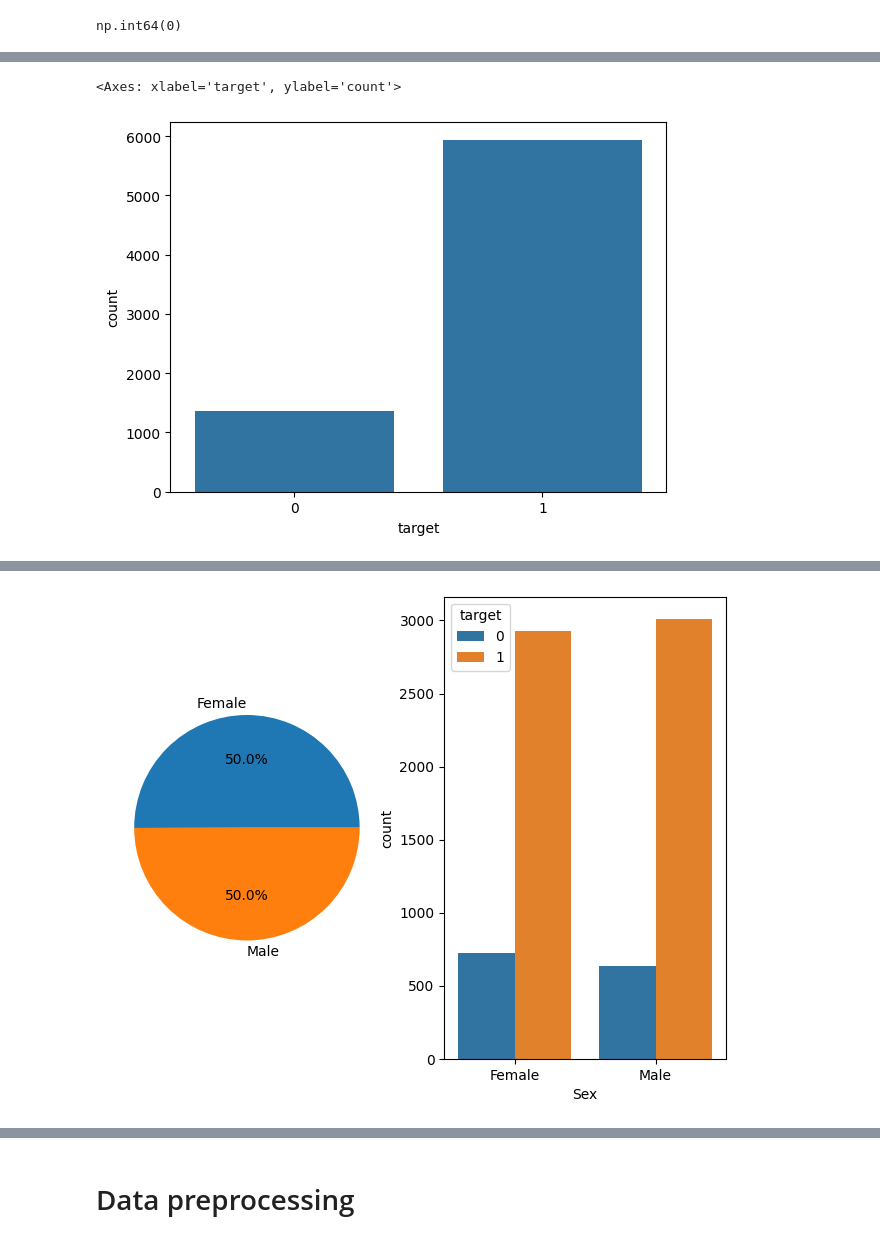
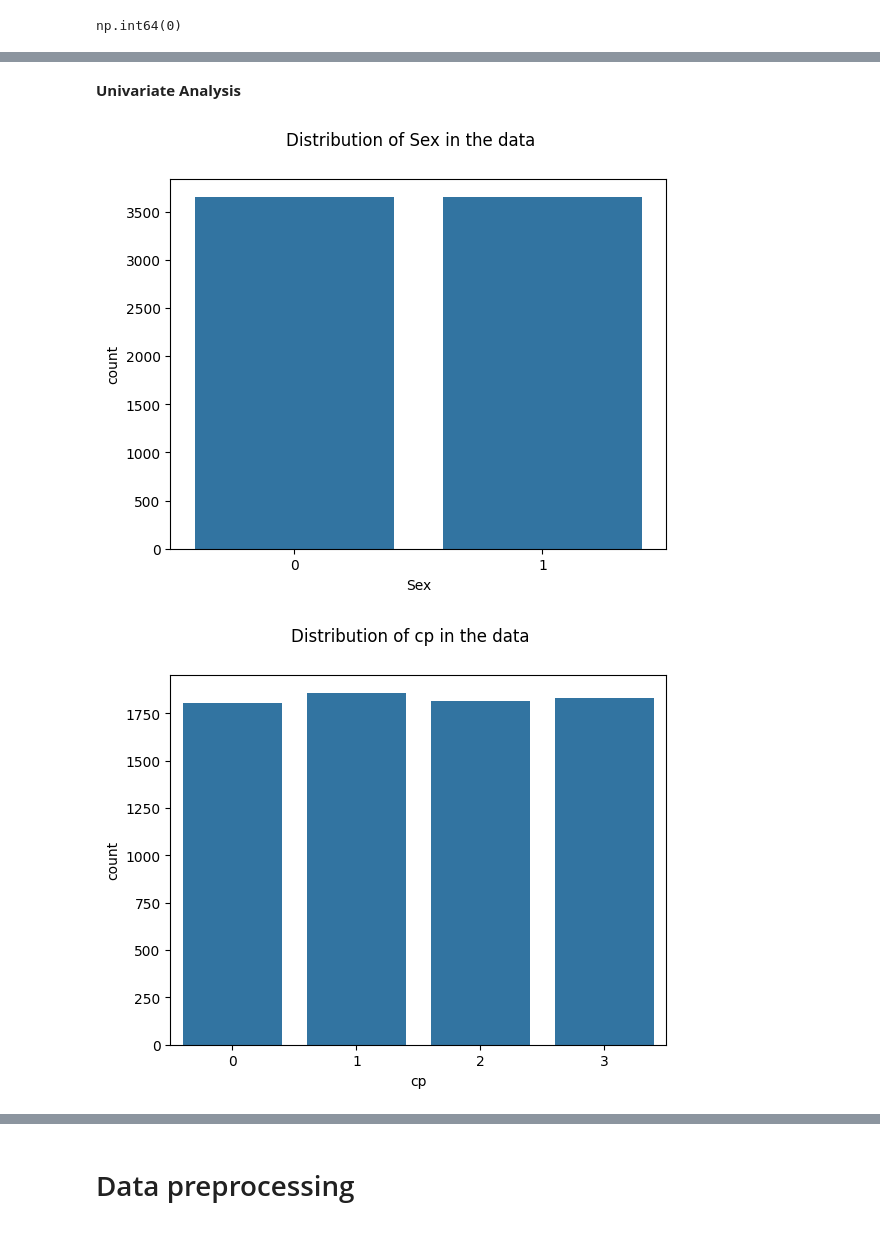
Before and after one commit to Abbasani/Autech_ng, a Jupyter notebook: DSN_ML_BOOTCAMP.ipynb, the cells around one changed output, grey strips where cells are left out. Cells and saved outputs as stored; diff of their text form; code cells hidden in the pictures.

```diff
--- a/DSN_ML_BOOTCAMP.ipynb
+++ b/DSN_ML_BOOTCAMP.ipynb
@@ -162,3 +184,7 @@ np.int64(0)
+# %%
+# Drop Id as it is not important to trin model
+train_df=train_df.drop(['Id'], axis=1)
+test=test_df.drop(['Id'], axis=1)
 # %%
 #Checking for statistical distribution of the dataset, such mean, median, min, max and standard deviation
 train_df.describe()
@@ -175,6 +201,21 @@ train_df.describe()
+# %%
+cate_col=[]
+cont_col=[]
+
+for column in train_df.columns:
+    if train_df[column].nunique()<=10:
+        cate_col.append(column)
+
+    else:
+        cont_col.append(column)
+# %% [markdown]
+**Univariate Analysis**
 # %%
-#let check the distribution of the target variables
-sns.countplot(x=train_df['target'])
+#let check the distribution of the categorical variables
+for i in cate_col:
+    sns.countplot(data=train_df,x=i)
+    plt.suptitle(f'Distribution of {i} in the data')
+    plt.show()
 # %% [output]
-<Axes: xlabel='target', ylabel='count'>
-[figure, old version]
+[figure, new version]
+[figure, added]
@@ -181,14 +228,0 @@ sns.countplot(x=train_df['target'])
-# %%
-plt.figure(figsize=(8,6))
-ax1=plt.subplot2grid((1,2),(0,0))
-plt.pie(train_df['Sex'].value_counts(), labels=['Female','Male'], autopct='%1.1f%%')
-
-ax2=plt.subplot2grid((1,2),(0,1))
-# To visualize the sex distribution across the dataset
-# Let create a countplot
-
-sns.countplot(x='Sex', hue='target',data=train_df)
-plt.xticks([0,1],['Female','Male'])
-plt.show()
-# %% [output]
-[figure, removed]
```
Also changed, not shown: parts of 49 cells of this notebook.
